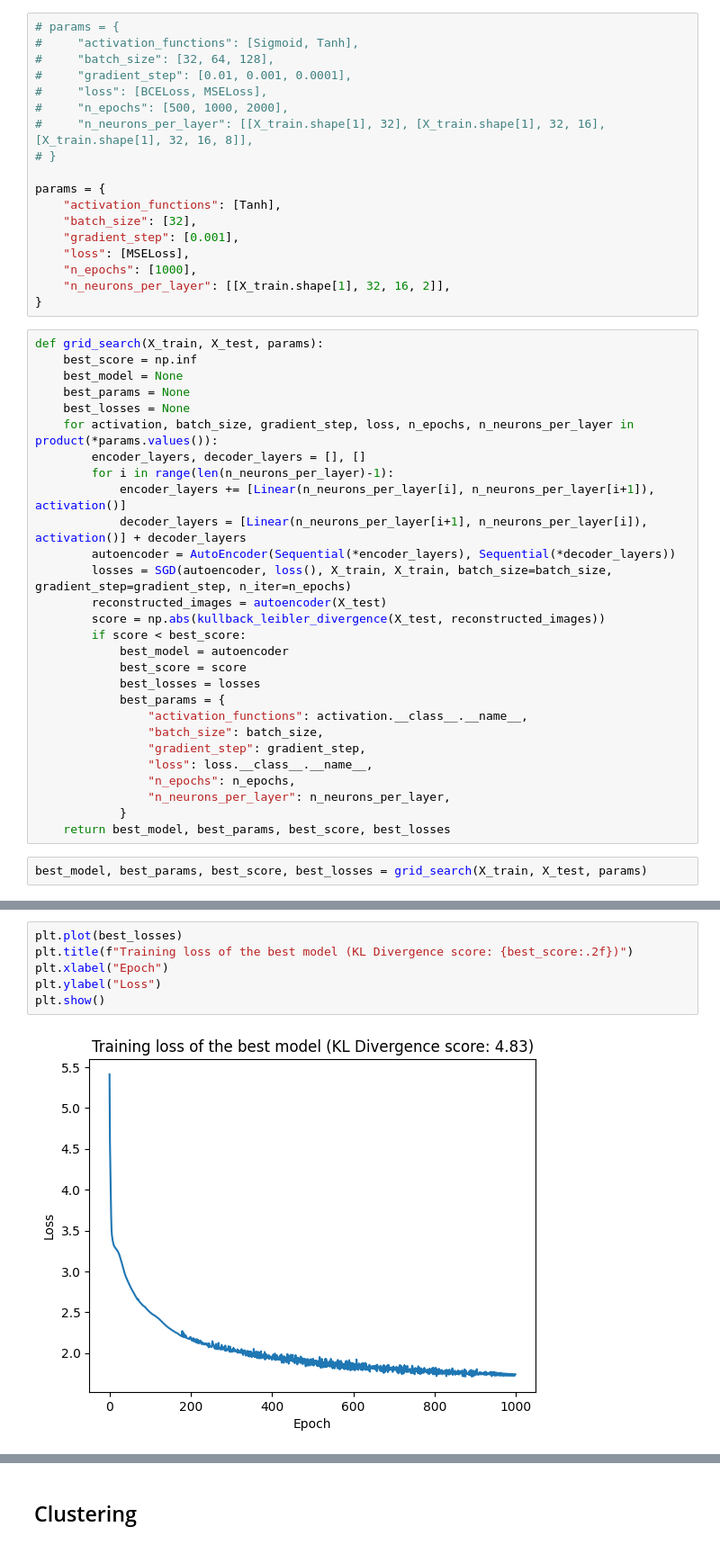
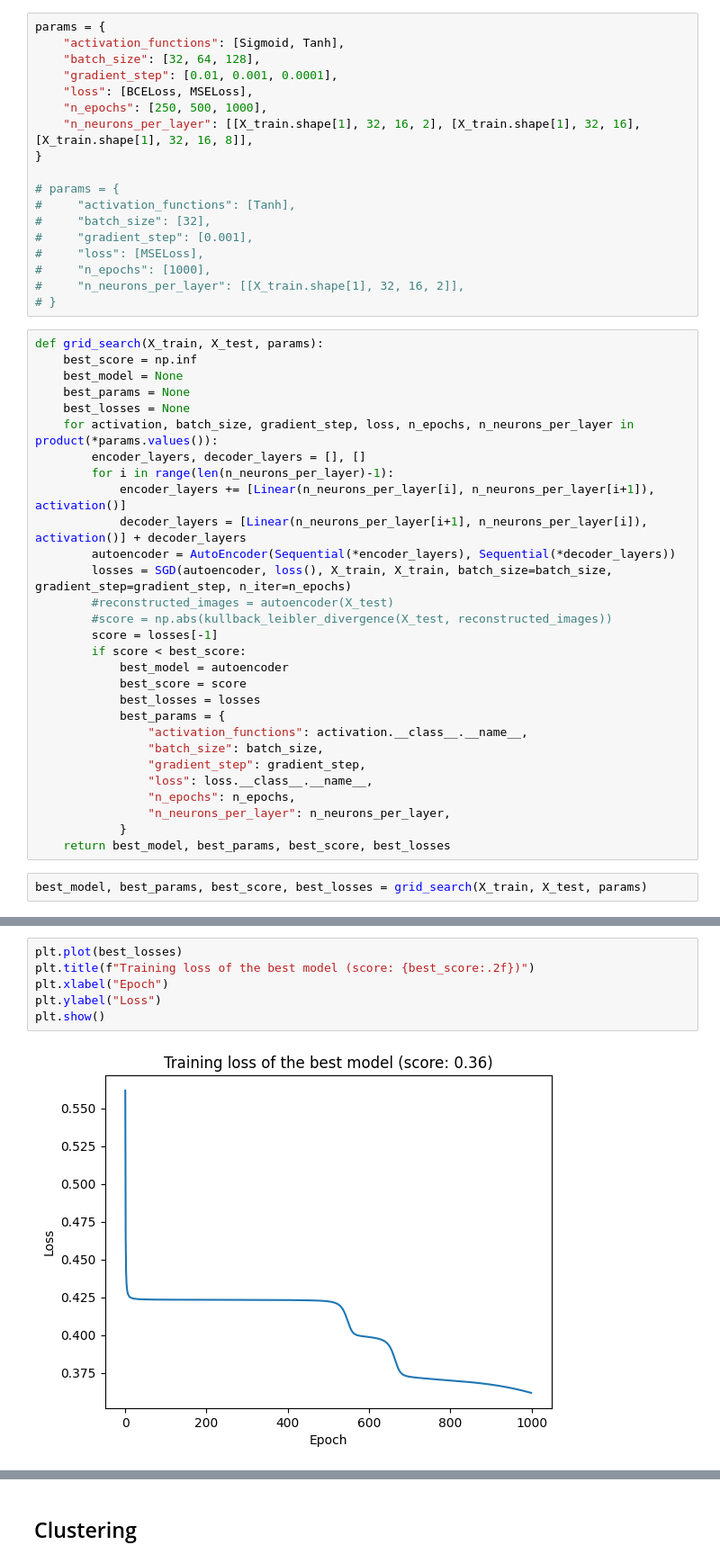
Before and after one commit to Ethan2541/Neural-Network-Library, a Jupyter notebook: experiments/clustering.ipynb, the cells around one changed output, grey strips where cells are left out. Shown at 90% size. Cells and saved outputs as stored; diff of their text form.

```diff
--- a/experiments/clustering.ipynb
+++ b/experiments/clustering.ipynb
@@ -108,23 +108,23 @@ for i in range(4):
 # %% [markdown]
 ## Network Optimization
 # %%
+params = {
+    "activation_functions": [Sigmoid, Tanh],
+    "batch_size": [32, 64, 128],
+    "gradient_step": [0.01, 0.001, 0.0001],
+    "loss": [BCELoss, MSELoss],
+    "n_epochs": [250, 500, 1000],
+    "n_neurons_per_layer": [[X_train.shape[1], 32, 16, 2], [X_train.shape[1], 32, 16], [X_train.shape[1], 32, 16, 8]],
+}
+
 # params = {
-#     "activation_functions": [Sigmoid, Tanh],
-#     "batch_size": [32, 64, 128],
-#     "gradient_step": [0.01, 0.001, 0.0001],
-#     "loss": [BCELoss, MSELoss],
-#     "n_epochs": [500, 1000, 2000],
-#     "n_neurons_per_layer": [[X_train.shape[1], 32], [X_train.shape[1], 32, 16], [X_train.shape[1], 32, 16, 8]],
+#     "activation_functions": [Tanh],
+#     "batch_size": [32],
+#     "gradient_step": [0.001],
+#     "loss": [MSELoss],
+#     "n_epochs": [1000],
+#     "n_neurons_per_layer": [[X_train.shape[1], 32, 16, 2]],
 # }
-
-params = {
-    "activation_functions": [Tanh],
-    "batch_size": [32],
-    "gradient_step": [0.001],
-    "loss": [MSELoss],
-    "n_epochs": [1000],
-    "n_neurons_per_layer": [[X_train.shape[1], 32, 16, 2]],
-}
 # %%
 def grid_search(X_train, X_test, params):
     best_score = np.inf
@@ -138,8 +138,9 @@ def grid_search(X_train, X_test, params):
             decoder_layers = [Linear(n_neurons_per_layer[i+1], n_neurons_per_layer[i]), activation()] + decoder_layers
         autoencoder = AutoEncoder(Sequential(*encoder_layers), Sequential(*decoder_layers))
         losses = SGD(autoencoder, loss(), X_train, X_train, batch_size=batch_size, gradient_step=gradient_step, n_iter=n_epochs)
-        reconstructed_images = autoencoder(X_test)
-        score = np.abs(kullback_leibler_divergence(X_test, reconstructed_images))
+        #reconstructed_images = autoencoder(X_test)
+        #score = np.abs(kullback_leibler_divergence(X_test, reconstructed_images))
+        score = losses[-1]
         if score < best_score:
             best_model = autoencoder
             best_score = score
@@ -162,11 +163,11 @@ Best parameters:  {'activation_functions': 'ABCMeta', 'batch_size': 32, 'gradien
 # %%
 plt.plot(best_losses)
-plt.title(f"Training loss of the best model (KL Divergence score: {best_score:.2f})")
+plt.title(f"Training loss of the best model (score: {best_score:.2f})")
 plt.xlabel("Epoch")
 plt.ylabel("Loss")
 plt.show()
 # %% [output]
-[figure, old version]
+[figure, new version]
 # %%
 n_images = 8
 subplots_size = n_images//2
```
Also changed, not shown: parts of 10 cells of this notebook, 1 other file.
